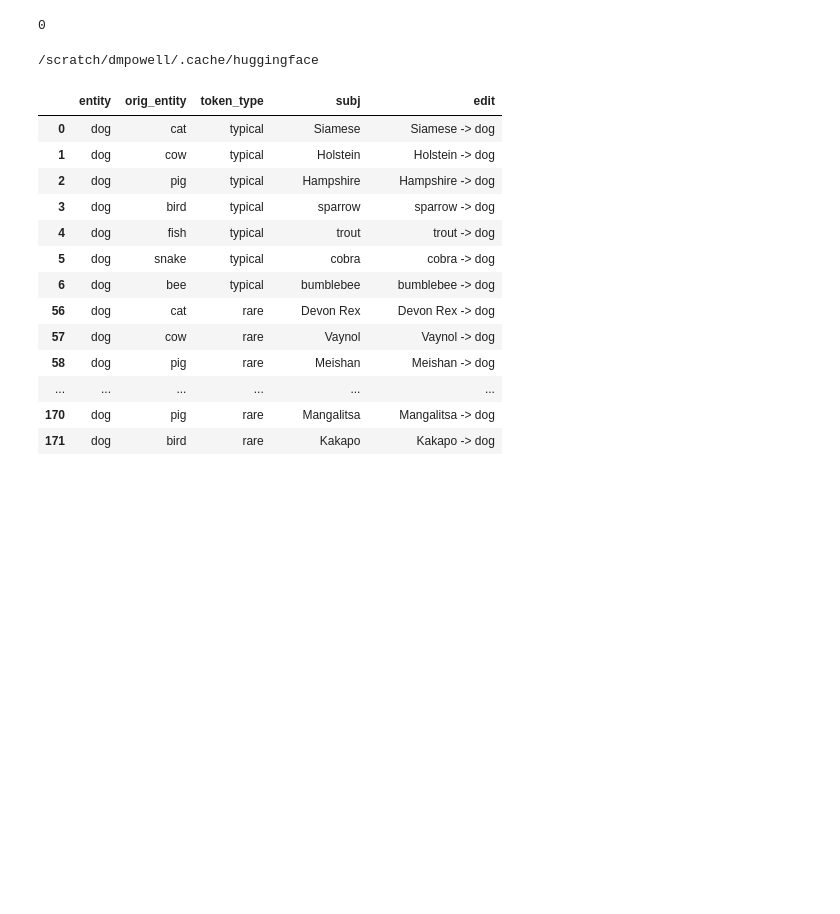
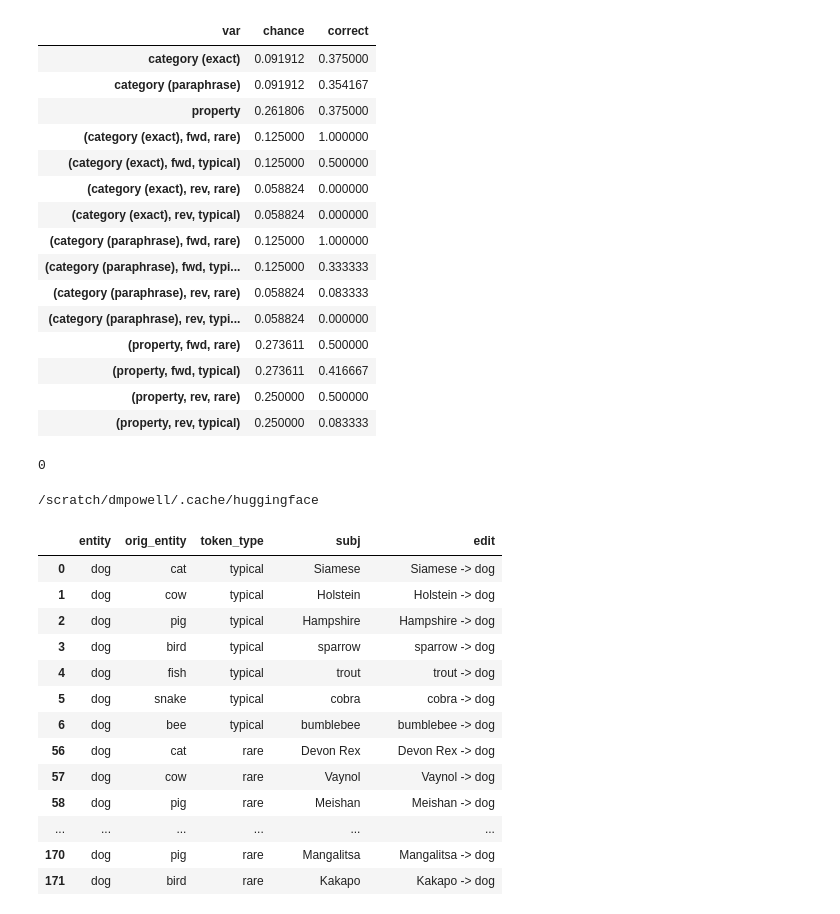
Before and after one commit to derekpowell/EasyEdit, a Jupyter notebook: catco-quicktest-alleditors.ipynb, the cells around one changed output. Drawn from its saved outputs; the diff is of its cells as text; code cells hidden in the pictures; blank space fills up the shorter version.

```diff
--- a/catco-quicktest-alleditors.ipynb
+++ b/catco-quicktest-alleditors.ipynb
@@ -34,7 +34,7 @@ baseline_df, edits_df, eval_df = load_data()
 prefix_fwd, prefix_rev = load_prefixes(verbose = False)
 
 ## --- set up test mode (or not)
-MODE = "testing" #"testing"
+MODE = "testing"
 if MODE=="testing":
     edits_df = edits_df.groupby(["entity", "token_type"]).first().iloc[2:10].reset_index()
 
@@ -43,20 +43,21 @@ if MODE=="testing":
 hparam_config = dict()
 results = dict()
 
-# hparam_config["ROME"] = {"HyperParams": ROMEHyperParams, "path": 'hparams/ROME/llama-7b.yaml', "edit_method": "ROME"}
+hparam_config["ROME"] = {"HyperParams": ROMEHyperParams, "path": 'hparams/ROME/llama-7b.yaml', "edit_method": "ROME"}
 # hparam_config["ICE"] = {"HyperParams": ROMEHyperParams, "path": 'hparams/ROME/llama-7b.yaml', "edit_method": "ICE"}
 # hparam_config["FT"] = {"HyperParams": FTHyperParams, "path": 'hparams/FT/llama-7b.yaml', "edit_method": "FT"}
-hparam_config["PMET"] = {"HyperParams": PMETHyperParams, "path": 'hparams/PMET/llama-7b.yaml', "edit_method": "PMET"}
-# hparam_config["GRACE"] = {"HyperParams": GraceHyperParams, "path": 'hparams/GRACE/llama-7B.yaml', "edit_method": "GRACE"}
+# hparam_config["PMET"] = {"HyperParams": PMETHyperParams, "path": 'hparams/PMET/llama-7b.yaml', "edit_method": "PMET"} # broken
+# hparam_config["GRACE"] = {"HyperParams": GraceHyperParams, "path": 'hparams/GRACE/llama-7B.yaml', "edit_method": "GRACE"} # broken
 
 
 for edit_method, HPARAMS in hparam_config.items():
 
     hparams = HPARAMS["HyperParams"].from_hparams(HPARAMS["path"])
 
+    # with OutputLogger("my_log", "INFO") as redirector:
     edited_model = EditedModel(hparams, auth_token())
+    res = edit_and_evaluate(edits_df, eval_df, edited_model, edit_method, prefix_fwd = "", prefix_rev = "", log_file = "results/testing-log-2024-02-05.txt")
 
-    res = edit_and_evaluate(edits_df, eval_df, edited_model, edit_method)
     # res.to_csv("results/csv/" + hparams.model_name.replace("/", "-") + "-" + edit_method +  ".csv")
 
     results[HPARAMS["edit_method"]] = res
@@ -90,3 +86,81 @@ KeyboardInterrupt:
+# %%
+def report_results(df):
+
+    out = (
+        df
+        # .loc[lambda x: x.subj.isin(["Kakapo", "Meishan", "Ninia", "Pekingese", "Peterbald", "Vaynol", "andea", "leafcutter"])]
+        .assign(
+            chance_fwd = lambda d: d.apply(lambda x: 1/len(x.fwd_choices), 1),
+            chance_rev = lambda d: d.apply(lambda x: 1/len(x.rev_choices), 1)
+        )
+        .filter(['entity','token_type','subj','property', 'edit', 'query_fwd','query_rev','correct_fwd','correct_rev', 'chance_fwd', 'chance_rev'])
+        .pivot_longer(
+            index = ['entity','token_type','subj','property', 'edit', 'query_fwd', 'query_rev'],
+            names_to = ('var', 'query_type'),
+            names_sep = '_'
+        )
+        # .assign(test_group = lambda x: np.where(x.property.str.startswith("category_"), "category membership", "property"))
+        .assign(test_group = lambda x: np.select(
+            [x.property == "category_membership", x.property.str.startswith("category_"), x.property.notna()],
+            ["category (exact)", "category (paraphrase)", "property"]
+            ))
+        .groupby(['test_group', 'var'])
+        .agg(
+            prop = ('value', 'mean')
+            )
+        .reset_index()
+        .pivot(index = ['test_group'], columns = ['var'], values = 'prop')
+
+    )
+
+    out2 = (
+        df
+        .assign(
+            chance_fwd = lambda d: d.apply(lambda x: 1/len(x.fwd_choices), 1),
+            chance_rev = lambda d: d.apply(lambda x: 1/len(x.rev_choices), 1)
+        )
+        # .loc[lambda x: x.subj.isin(["Kakapo", "Meishan", "Ninia", "Pekingese", "Peterbald", "Vaynol", "andea", "leafcutter"])]
+        .filter(['entity','token_type','subj','property', 'edit', 'query_fwd','query_rev','correct_fwd','correct_rev', 'chance_fwd', 'chance_rev'])
+        .pivot_longer(
+            index = ['entity','token_type','subj','property', 'edit', 'query_fwd', 'query_rev'],
+            names_to = ('var', 'query_type'),
+            names_sep = '_'
+        )
+        # .assign(test_group = lambda x: np.where(x.property.str.startswith("category_"), "category membership", "property"))
+        .assign(test_group = lambda x: np.select(
+            [x.property == "category_membership", x.property.str.startswith("category_"), x.property.notna()],
+            ["category (exact)", "category (paraphrase)", "property"]
+            ))
+        .groupby(['test_group', 'query_type', "token_type", 'var'])
+        .agg(
+            prop = ('value', 'mean')
+            )
+        .reset_index()
+        .pivot(index = ['test_group','query_type', "token_type"], columns = ['var'], values = 'prop')
+
+    )
+
+    return pd.concat([out, out2])
+
+
+report_results(res)
+# %% [output]
+| var | chance | correct |
+| category (exact) | 0.091912 | 0.375000 |
+| category (paraphrase) | 0.091912 | 0.354167 |
+| property | 0.261806 | 0.375000 |
+| (category (exact), fwd, rare) | 0.125000 | 1.000000 |
+| (category (exact), fwd, typical) | 0.125000 | 0.500000 |
+| (category (exact), rev, rare) | 0.058824 | 0.000000 |
+| (category (exact), rev, typical) | 0.058824 | 0.000000 |
+| (category (paraphrase), fwd, rare) | 0.125000 | 1.000000 |
+| (category (paraphrase), fwd, typi... | 0.125000 | 0.333333 |
+| (category (paraphrase), rev, rare) | 0.058824 | 0.083333 |
+| (category (paraphrase), rev, typi... | 0.058824 | 0.000000 |
+| (property, fwd, rare) | 0.273611 | 0.500000 |
+| (property, fwd, typical) | 0.273611 | 0.416667 |
+| (property, rev, rare) | 0.250000 | 0.500000 |
+| (property, rev, typical) | 0.250000 | 0.083333 |
 # %%
 # edited_model.substring_logprobs(["A labrador is a dog", "A siamese is a dog"], "dog")
 edited_model.completion_logprob("A labrador is a dog", "dog")
```
Also changed, not shown: parts of 1 cell of this notebook, 4 other files.
